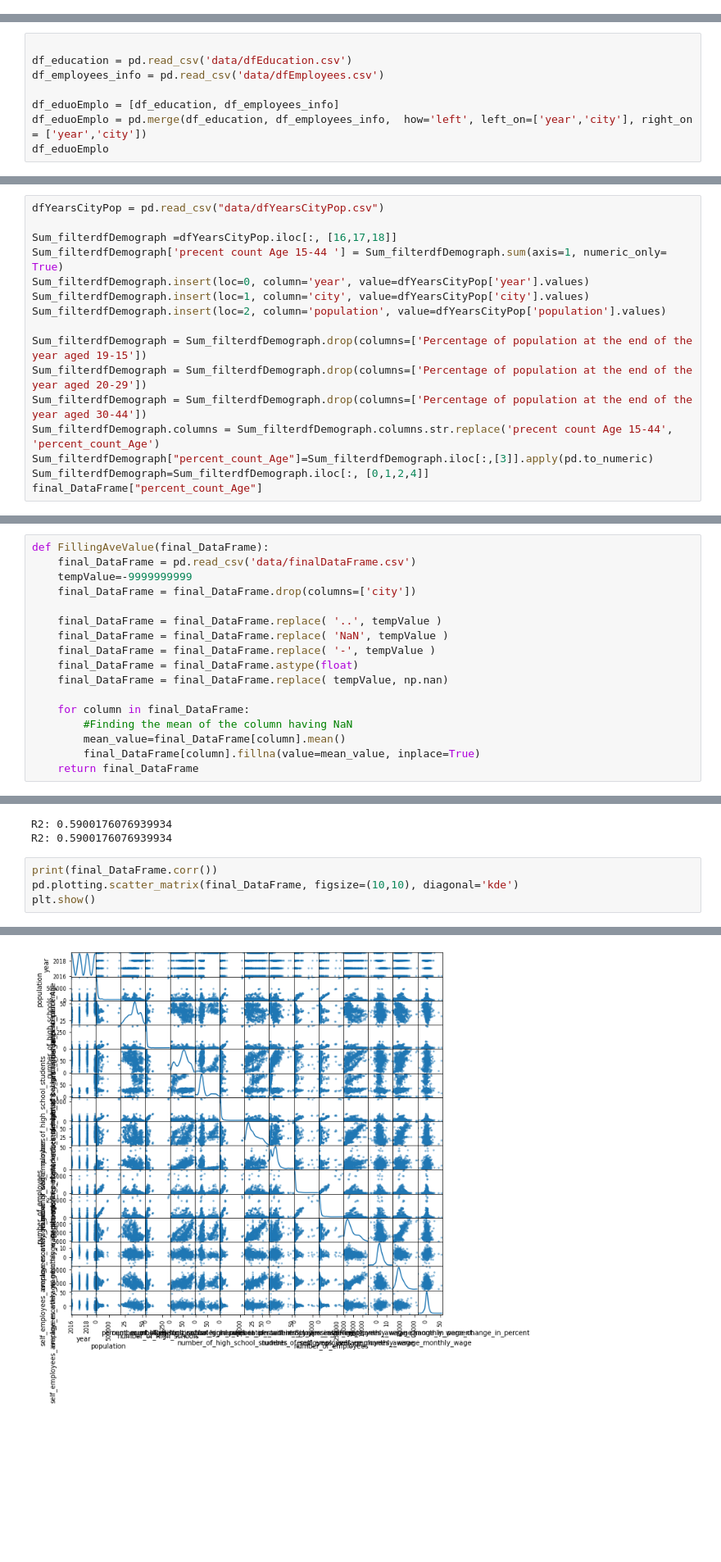
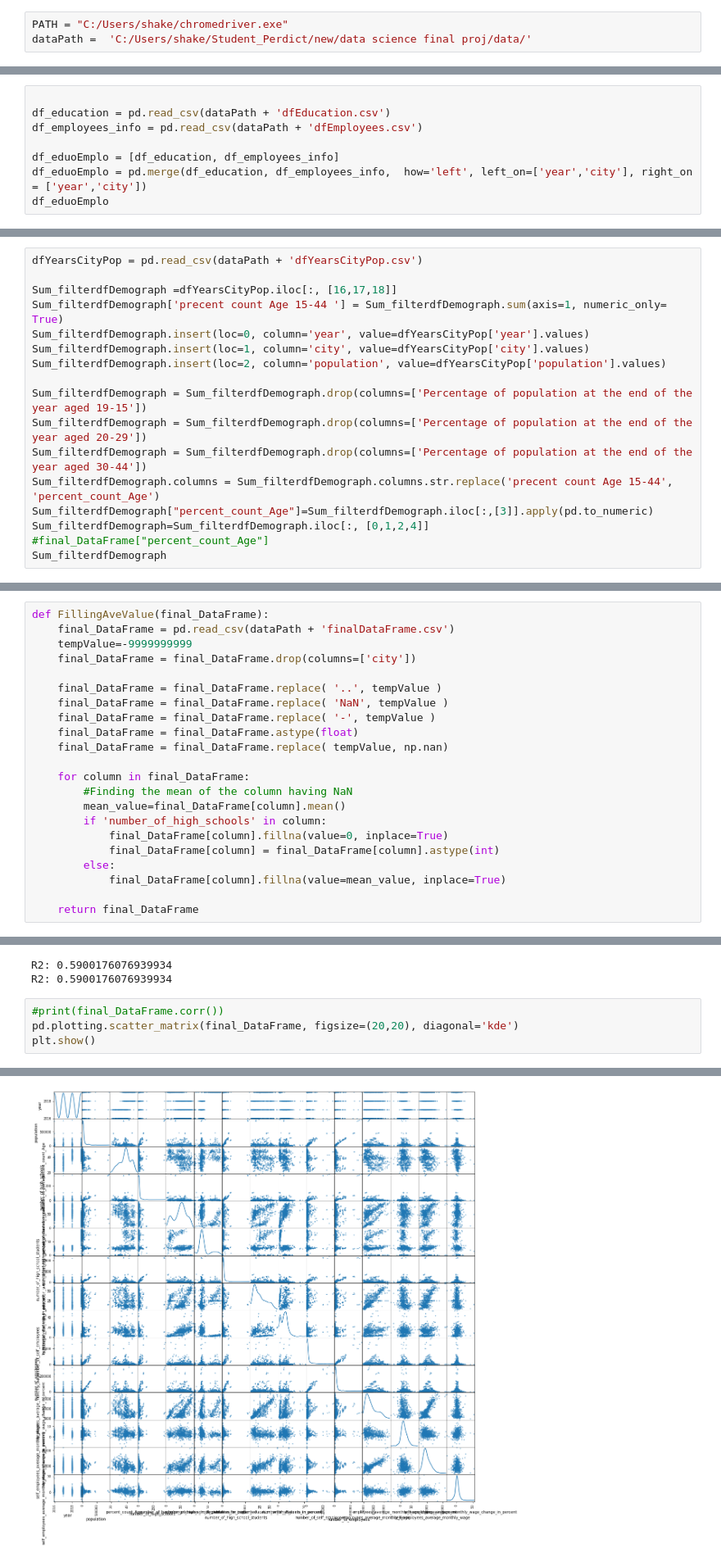
Before and after one commit to MayoNati/Student-Predict, a Jupyter notebook: data science final proj/data_science_final_project_shaked.ipynb, the cells around one changed output, grey strips where cells are left out. Shown at 82% size. Drawn from its saved outputs; the diff is of its cells as text; blank space fills up the shorter version.

Commit message:
Update by shaked

```diff
--- a/data science final proj/data_science_final_project_shaked.ipynb
+++ b/data science final proj/data_science_final_project_shaked.ipynb
@@ -28,3 +26,6 @@ PATH = "C:\Program Files (x86)\chromedriver.exe"
+# %%
+PATH = "C:/Users/shake/chromedriver.exe"
+dataPath =  'C:/Users/shake/Student_Perdict/new/data science final proj/data/'
 # %%
 #df_2020 = pd.DataFrame()
 df_2019 = pd.DataFrame()
@@ -293,8 +278,8 @@ df_employees_info
 892 rows × 8 columns
 # %%
 
-df_education = pd.read_csv('data/dfEducation.csv')
-df_employees_info = pd.read_csv('data/dfEmployees.csv')
+df_education = pd.read_csv(dataPath + 'dfEducation.csv')
+df_employees_info = pd.read_csv(dataPath + 'dfEmployees.csv')
 
 df_eduoEmplo = [df_education, df_employees_info]
 df_eduoEmplo = pd.merge(df_education, df_employees_info,  how='left', left_on=['year','city'], right_on = ['year','city'])
@@ -372,7 +356,7 @@ dfYearsCityPop
 | 3596 | 2003 | תל שבע | 1054 | 5.9 | 6000.0 | 24.35 | ... |
 3597 rows × 68 columns
 # %%
-dfYearsCityPop = pd.read_csv("data/dfYearsCityPop.csv")
+dfYearsCityPop = pd.read_csv(dataPath + 'dfYearsCityPop.csv')
 
 Sum_filterdfDemograph =dfYearsCityPop.iloc[:, [16,17,18]]
 Sum_filterdfDemograph['precent count Age 15-44 '] = Sum_filterdfDemograph.sum(axis=1, numeric_only= True)
@@ -386,7 +370,8 @@ Sum_filterdfDemograph = Sum_filterdfDemograph.drop(columns=['Percentage of popul
 Sum_filterdfDemograph.columns = Sum_filterdfDemograph.columns.str.replace('precent count Age 15-44', 'percent_count_Age')
 Sum_filterdfDemograph["percent_count_Age"]=Sum_filterdfDemograph.iloc[:,[3]].apply(pd.to_numeric)
 Sum_filterdfDemograph=Sum_filterdfDemograph.iloc[:, [0,1,2,4]]
-final_DataFrame["percent_count_Age"]
+#final_DataFrame["percent_count_Age"]
+Sum_filterdfDemograph
 # %% [output]
 A value is trying to be set on a copy of a slice from a DataFrame.
 Try using .loc[row_indexer,col_indexer] = value instead
@@ -427,7 +413,7 @@ final_DataFrame
 804 rows × 16 columns
 # %%
 def FillingAveValue(final_DataFrame):
-    final_DataFrame = pd.read_csv('data/finalDataFrame.csv')
+    final_DataFrame = pd.read_csv(dataPath + 'finalDataFrame.csv')
     tempValue=-9999999999
     final_DataFrame = final_DataFrame.drop(columns=['city'])
 
@@ -440,7 +426,12 @@ def FillingAveValue(final_DataFrame):
     for column in final_DataFrame:
         #Finding the mean of the column having NaN
         mean_value=final_DataFrame[column].mean()
-        final_DataFrame[column].fillna(value=mean_value, inplace=True)
+        if 'number_of_high_schools' in column:
+            final_DataFrame[column].fillna(value=0, inplace=True)
+            final_DataFrame[column] = final_DataFrame[column].astype(int)
+        else:
+            final_DataFrame[column].fillna(value=mean_value, inplace=True)
+
     return final_DataFrame
 # %% [markdown]
 # Filling average value instead of null cells
@@ -532,7 +520,7 @@ print("R2:",r2_score(y,lr.predict(x)))
 R2: 0.5900176076939934
 R2: 0.5900176076939934
 # %%
-print(final_DataFrame.corr())
-pd.plotting.scatter_matrix(final_DataFrame, figsize=(10,10), diagonal='kde')
+#print(final_DataFrame.corr())
+pd.plotting.scatter_matrix(final_DataFrame, figsize=(20,20), diagonal='kde')
 plt.show()
 # %% [output]
@@ -556,4 +527,4 @@ self_employees_average_monthly_wage_change_in_p...
-[figure, old version]
+[figure, new version]
 # %%
 # def sse(Y, Y_HAT):
 #     sse = sum([(y - y_hat)**2 for y,y_hat in zip(Y, Y_HAT)])
```
Also changed, not shown: parts of 18 cells of this notebook.
